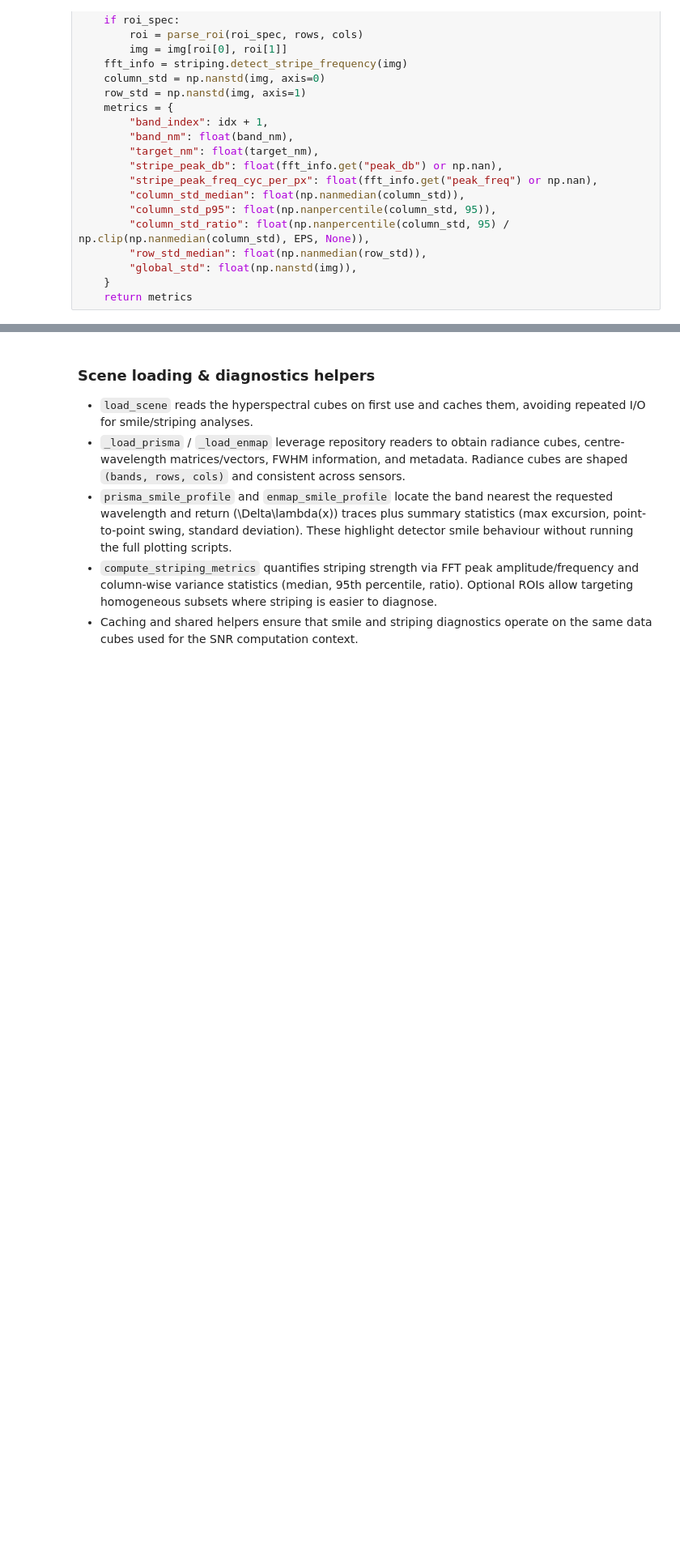
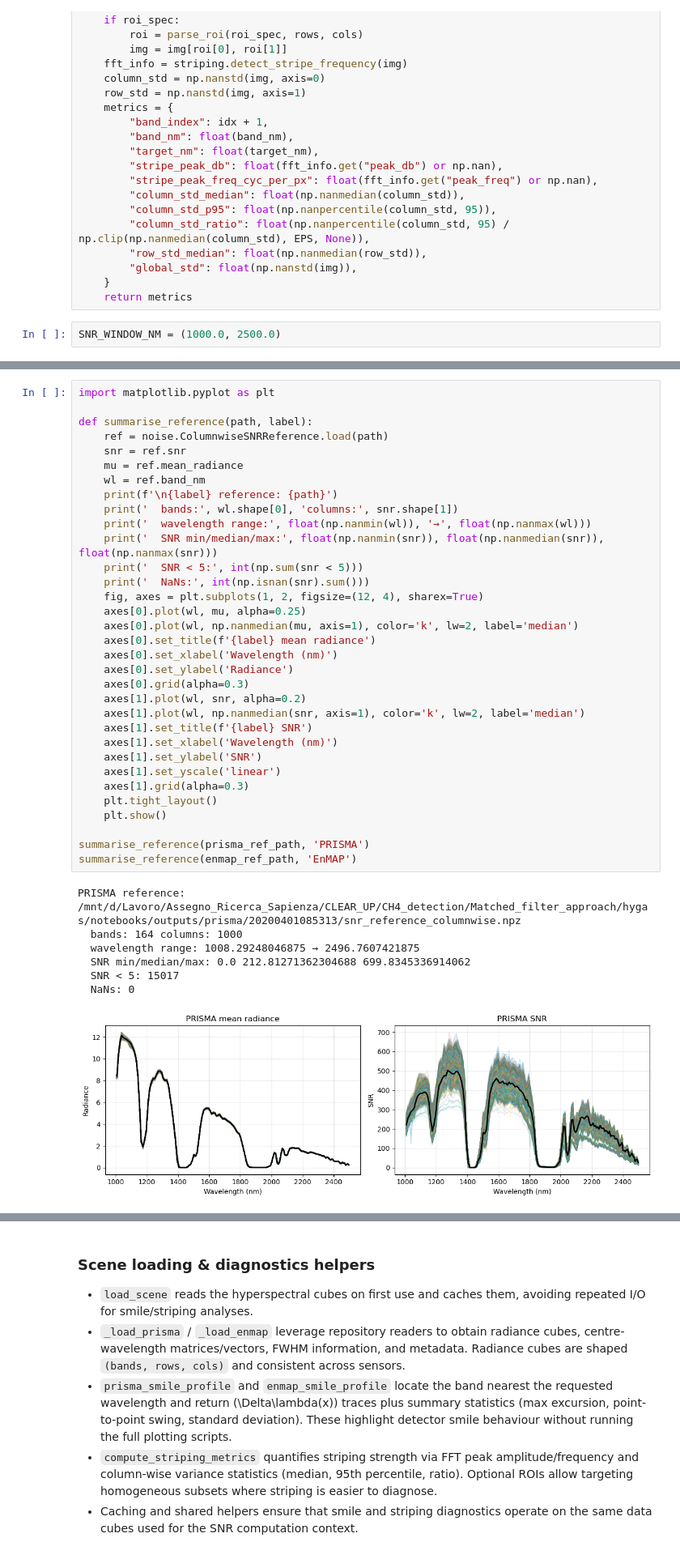
Before and after one commit to AlFe23/hygas, a Jupyter notebook: notebooks/prisma_enmap_comparison.ipynb, the cells around one changed output, grey strips where cells are left out. Shown at 81% size. Cells and saved outputs as stored; diff of their text form; blank space fills up the shorter version.

```diff
--- a/notebooks/prisma_enmap_comparison.ipynb
+++ b/notebooks/prisma_enmap_comparison.ipynb
@@ -442,3 +455,5 @@ def compute_striping_metrics(scene: Dict[str, Any], target_nm: float, roi_spec:
         "global_std": float(np.nanstd(img)),
     }
     return metrics
+# %%
+SNR_WINDOW_NM = (1000.0, 2500.0)
@@ -444,0 +544,41 @@ def compute_striping_metrics(scene: Dict[str, Any], target_nm: float, roi_spec:
+# %%
+import matplotlib.pyplot as plt
+
+def summarise_reference(path, label):
+    ref = noise.ColumnwiseSNRReference.load(path)
+    snr = ref.snr
+    mu = ref.mean_radiance
+    wl = ref.band_nm
+    print(f'\n{label} reference: {path}')
+    print('  bands:', wl.shape[0], 'columns:', snr.shape[1])
+    print('  wavelength range:', float(np.nanmin(wl)), '→', float(np.nanmax(wl)))
+    print('  SNR min/median/max:', float(np.nanmin(snr)), float(np.nanmedian(snr)), float(np.nanmax(snr)))
+    print('  SNR < 5:', int(np.sum(snr < 5)))
+    print('  NaNs:', int(np.isnan(snr).sum()))
+    fig, axes = plt.subplots(1, 2, figsize=(12, 4), sharex=True)
+    axes[0].plot(wl, mu, alpha=0.25)
+    axes[0].plot(wl, np.nanmedian(mu, axis=1), color='k', lw=2, label='median')
+    axes[0].set_title(f'{label} mean radiance')
+    axes[0].set_xlabel('Wavelength (nm)')
+    axes[0].set_ylabel('Radiance')
+    axes[0].grid(alpha=0.3)
+    axes[1].plot(wl, snr, alpha=0.2)
+    axes[1].plot(wl, np.nanmedian(snr, axis=1), color='k', lw=2, label='median')
+    axes[1].set_title(f'{label} SNR')
+    axes[1].set_xlabel('Wavelength (nm)')
+    axes[1].set_ylabel('SNR')
+    axes[1].set_yscale('linear')
+    axes[1].grid(alpha=0.3)
+    plt.tight_layout()
+    plt.show()
+
+summarise_reference(prisma_ref_path, 'PRISMA')
+summarise_reference(enmap_ref_path, 'EnMAP')
+# %% [output]
+PRISMA reference: /mnt/d/Lavoro/Assegno_Ricerca_Sapienza/CLEAR_UP/CH4_detection/Matched_filter_approach/hygas/notebooks/outputs/prisma/20200401085313/snr_reference_columnwise.npz
+  bands: 164 columns: 1000
+  wavelength range: 1008.29248046875 → 2496.7607421875
+  SNR min/median/max: 0.0 212.81271362304688 699.8345336914062
+  SNR < 5: 15017
+  NaNs: 0
+[figure, added]
```
Also changed, not shown: parts of 7 cells of this notebook, 15 other files.
